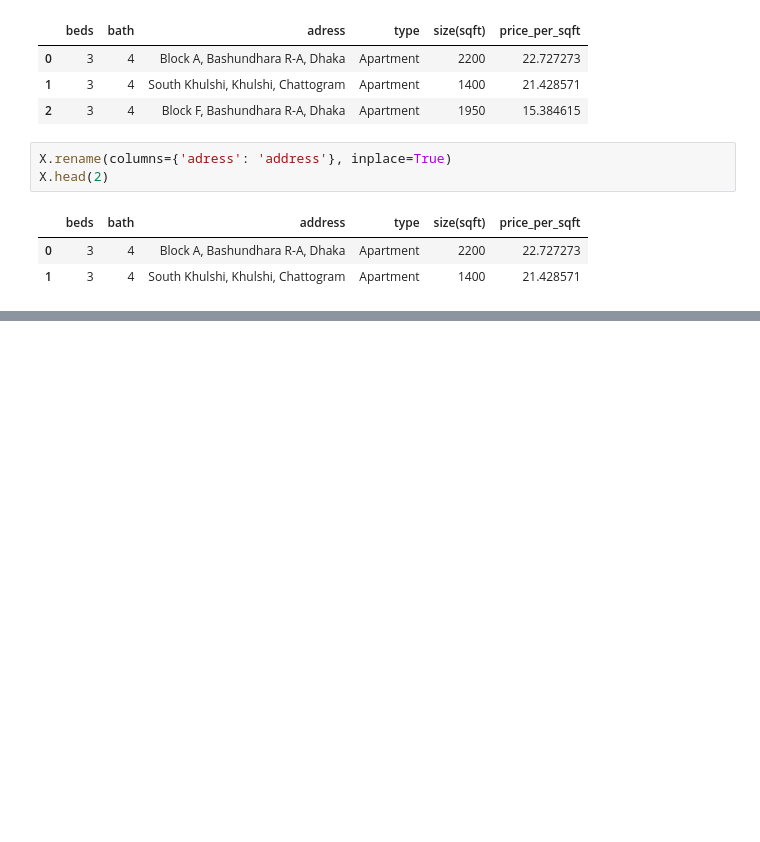
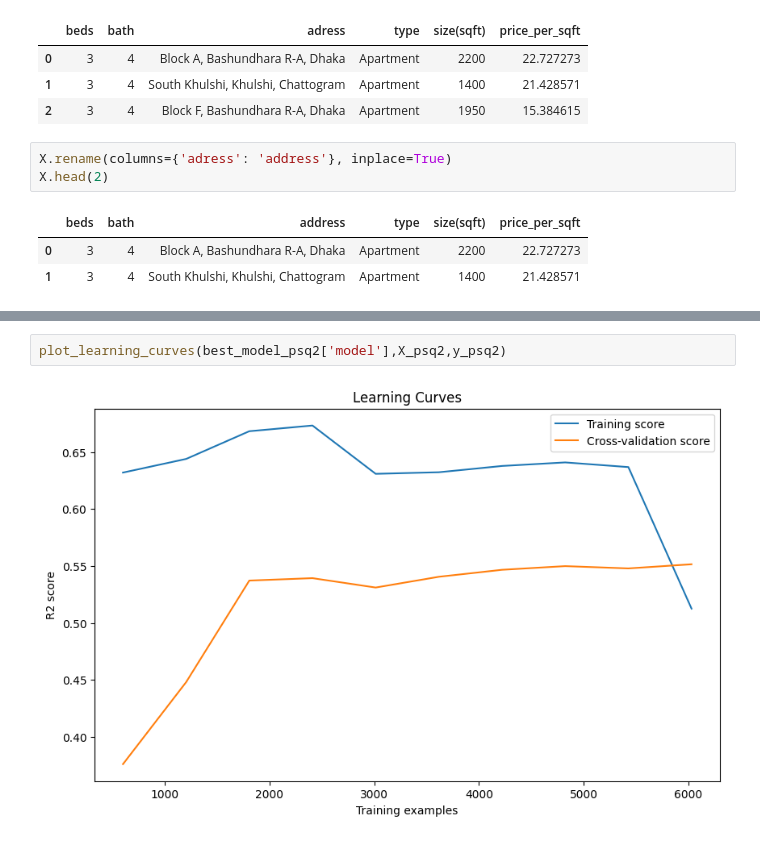
Before and after one commit to DittoOne/HomeHutBD, a Jupyter notebook: Artifacts/BD_Property_listing.ipynb, the cells around one changed output, grey strips where cells are left out. Saved outputs shown, nothing was run; the diff lists cells and outputs as text; blank space fills up the shorter version.

```diff
--- a/Artifacts/BD_Property_listing.ipynb
+++ b/Artifacts/BD_Property_listing.ipynb
@@ -585,0 +967,4 @@ Predicted Price: 15,551.90 tk
+# %%
+plot_learning_curves(best_model_psq2['model'],X_psq2,y_psq2)
+# %% [output]
+[figure, added]
```
Also changed, not shown: parts of 28 cells of this notebook, 44 other files.
